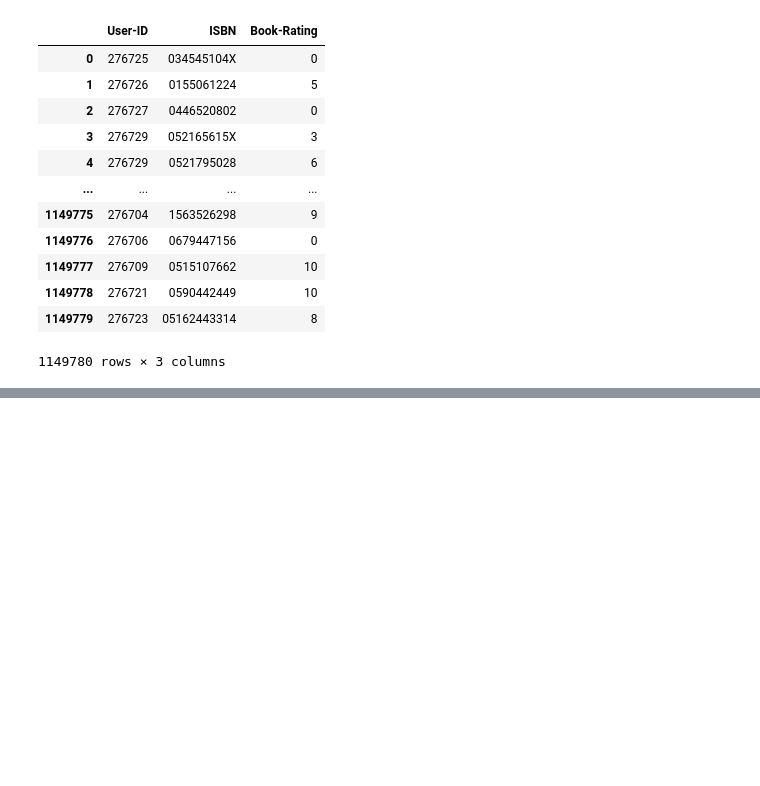
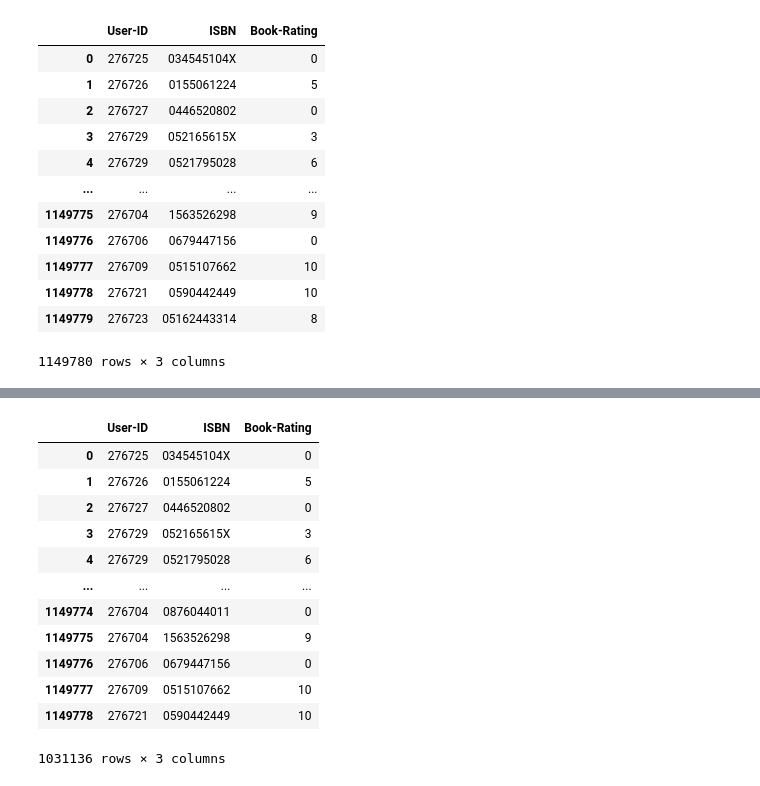
Before and after one commit to PaulPawelec/DataMining, a Jupyter notebook: BookRecommender/BookRecommender.ipynb, the cells around one changed output, grey strips where cells are left out. Saved outputs shown, nothing was run; the diff lists cells and outputs as text; code cells hidden in the pictures; blank space fills up the shorter version.

```diff
--- a/BookRecommender/BookRecommender.ipynb
+++ b/BookRecommender/BookRecommender.ipynb
@@ -217,0 +198,2 @@ books.loc[books['ISBN'].isin(['078946697X', '2070426769', '0789466953'])]
+# %%
+books['Year-Of-Publication'] = pd.to_numeric(books['Year-Of-Publication'])
@@ -235,0 +250,16 @@ ratings
+# %%
+ratings[ratings['ISBN'].isin(books['ISBN'])]
+# %% [output]
+|  | User-ID | ISBN | Book-Rating |
+| 0 | 276725 | 034545104X | 0 |
+| 1 | 276726 | 0155061224 | 5 |
+| 2 | 276727 | 0446520802 | 0 |
+| 3 | 276729 | 052165615X | 3 |
+| 4 | 276729 | 0521795028 | 6 |
+| ... | ... | ... | ... |
+| 1149774 | 276704 | 0876044011 | 0 |
+| 1149775 | 276704 | 1563526298 | 9 |
+| 1149776 | 276706 | 0679447156 | 0 |
+| 1149777 | 276709 | 0515107662 | 10 |
+| 1149778 | 276721 | 0590442449 | 10 |
+1031136 rows × 3 columns
```
Also changed, not shown: parts of 14 cells of this notebook.
